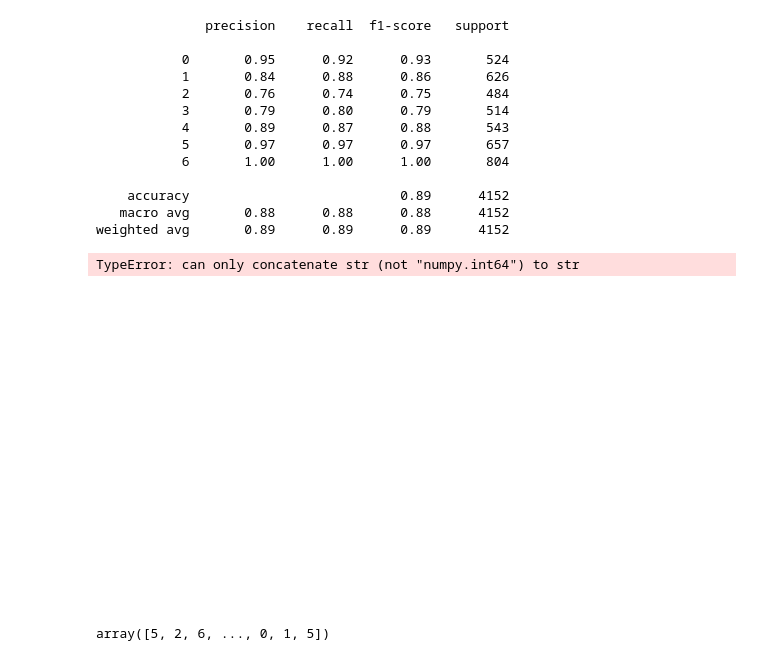
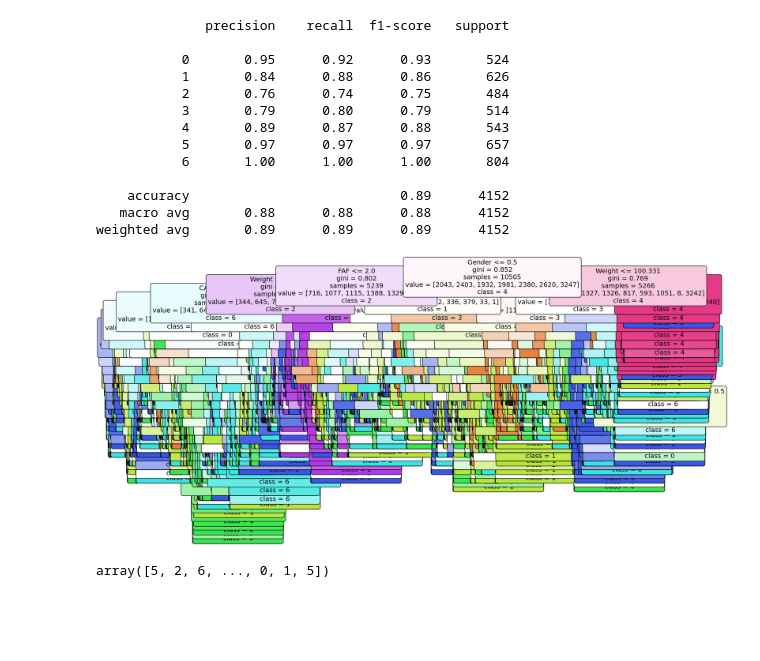
Before and after one commit to Grismonde/PosterM2, a Jupyter notebook: Concours Kaggle/Surpoids_Multiclasse/Surpoids.ipynb, the cells around one changed output. Drawn from its saved outputs; the diff is of its cells as text; code cells hidden in the pictures; blank space fills up the shorter version.

```diff
--- a/Concours Kaggle/Surpoids_Multiclasse/Surpoids.ipynb
+++ b/Concours Kaggle/Surpoids_Multiclasse/Surpoids.ipynb
@@ -3,8 +3,8 @@ import numpy as np
 import matplotlib.pyplot as plt
 import pandas as pd
 # %%
-test = pd.read_csv('/Users/baptistenauguier/Desktop/Concours Kaggle/Surpoids_Multiclasse/test.csv')
-test = pd.read_csv('/Users/baptistenauguier/Desktop/Concours Kaggle/Surpoids_Multiclasse/test.csv')
+train = pd.read_csv('/Users/baptistenauguier/Desktop/PosterM2/Concours Kaggle/Surpoids_Multiclasse/train.csv')
+test = pd.read_csv('/Users/baptistenauguier/Desktop/PosterM2/Concours Kaggle/Surpoids_Multiclasse/test.csv')
 test.head()
 # %% [output]
 |  | id | Gender | Age | Height | Weight | family_history_with_overweight | FAVC | FCVC | NCP | CAEC | ... |
@@ -102,23 +102,26 @@ print(classification_report(y_test, predictions))
    macro avg       0.88      0.88      0.88      4152
 weighted avg       0.89      0.89      0.89      4152
 # %%
+# Affichage Arbre
+
 from sklearn import tree
 import matplotlib.pyplot as plt
 
 # Sélectionnez un arbre spécifique
 estimator = rf.estimators_[5]
 
 plt.figure(figsize=(20,10))
+class_names = [str(i) for i in y.unique()]
+
 tree.plot_tree(estimator,
                feature_names=X.columns,
-               class_names=y.unique(),
+               class_names=class_names,
                filled=True,
                rounded=True,
                fontsize=14)
 plt.show()
 # %% [output]
-TypeError: can only concatenate str (not "numpy.int64") to str
-[figure, old version]
+[figure, new version]
 # %%
 test['Gender'] = test['Gender'].replace({'Male' : 0, 'Female' : 1})
 test['family_history_with_overweight'] = test['family_history_with_overweight'].replace({'yes' : 1, 'no' : 0})
```
Also changed, not shown: parts of 1 cell of this notebook, 3 other files.
